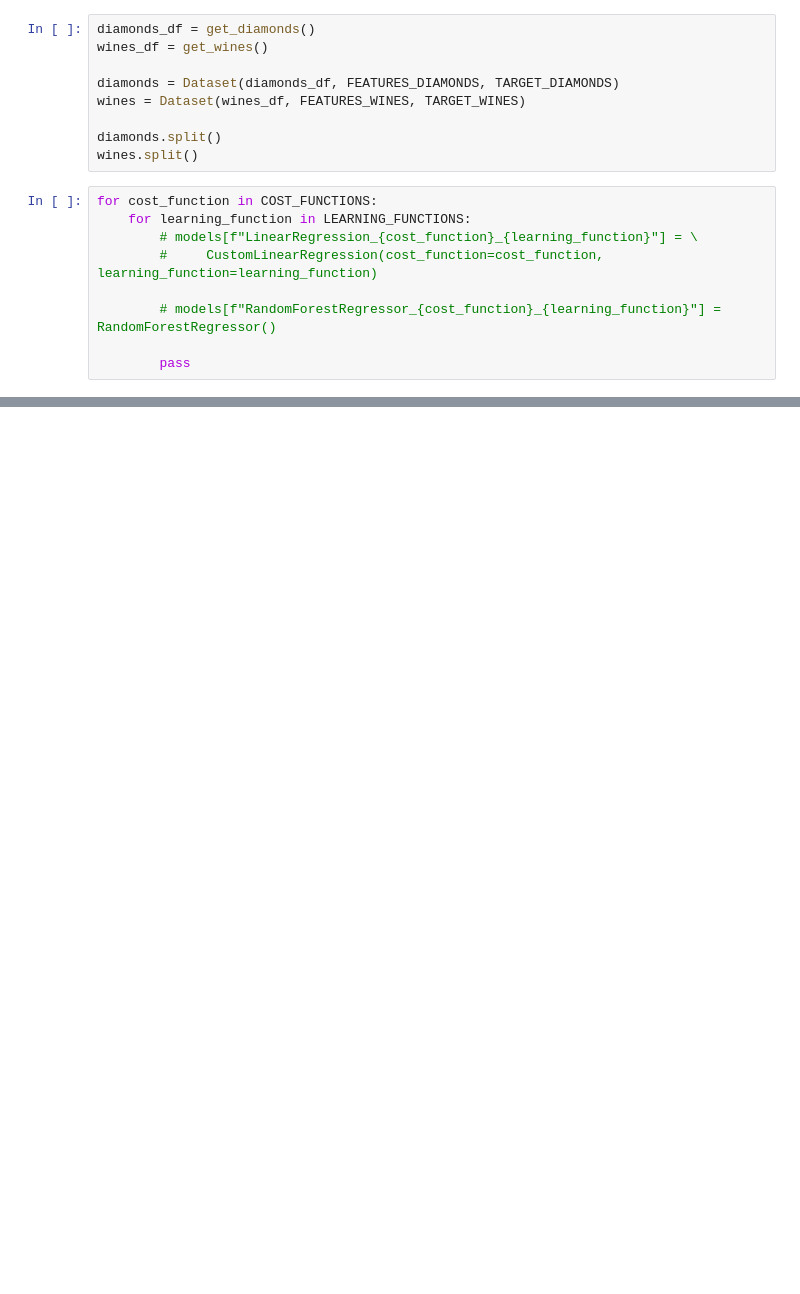
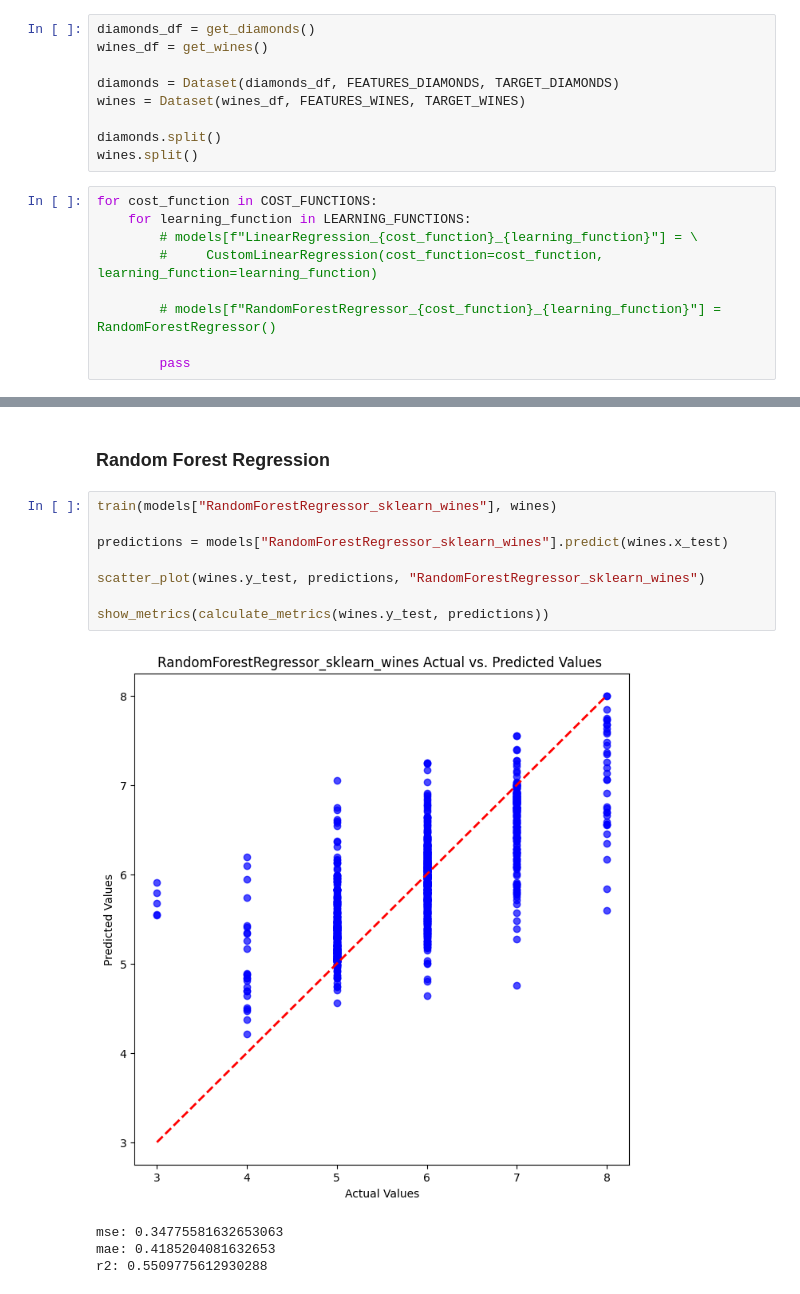
Before and after one commit to Kieru18/SK.UMA.17, a Jupyter notebook: experiments.ipynb, the cells around one changed output, grey strips where cells are left out. Saved outputs shown, nothing was run; the diff lists cells and outputs as text; blank space fills up the shorter version.

```diff
--- a/experiments.ipynb
+++ b/experiments.ipynb
@@ -136,0 +122,15 @@ ValueError: Found input variables with inconsistent numbers of samples: [3918, 9
+# %% [markdown]
+### Random Forest Regression
+# %%
+train(models["RandomForestRegressor_sklearn_wines"], wines)
+
+predictions = models["RandomForestRegressor_sklearn_wines"].predict(wines.x_test)
+
+scatter_plot(wines.y_test, predictions, "RandomForestRegressor_sklearn_wines")
+
+show_metrics(calculate_metrics(wines.y_test, predictions))
+# %% [output]
+[figure, added]
+mse: 0.34775581632653063
+mae: 0.4185204081632653
+r2: 0.5509775612930288
```
Also changed, not shown: parts of 19 cells of this notebook, 5 other files.
